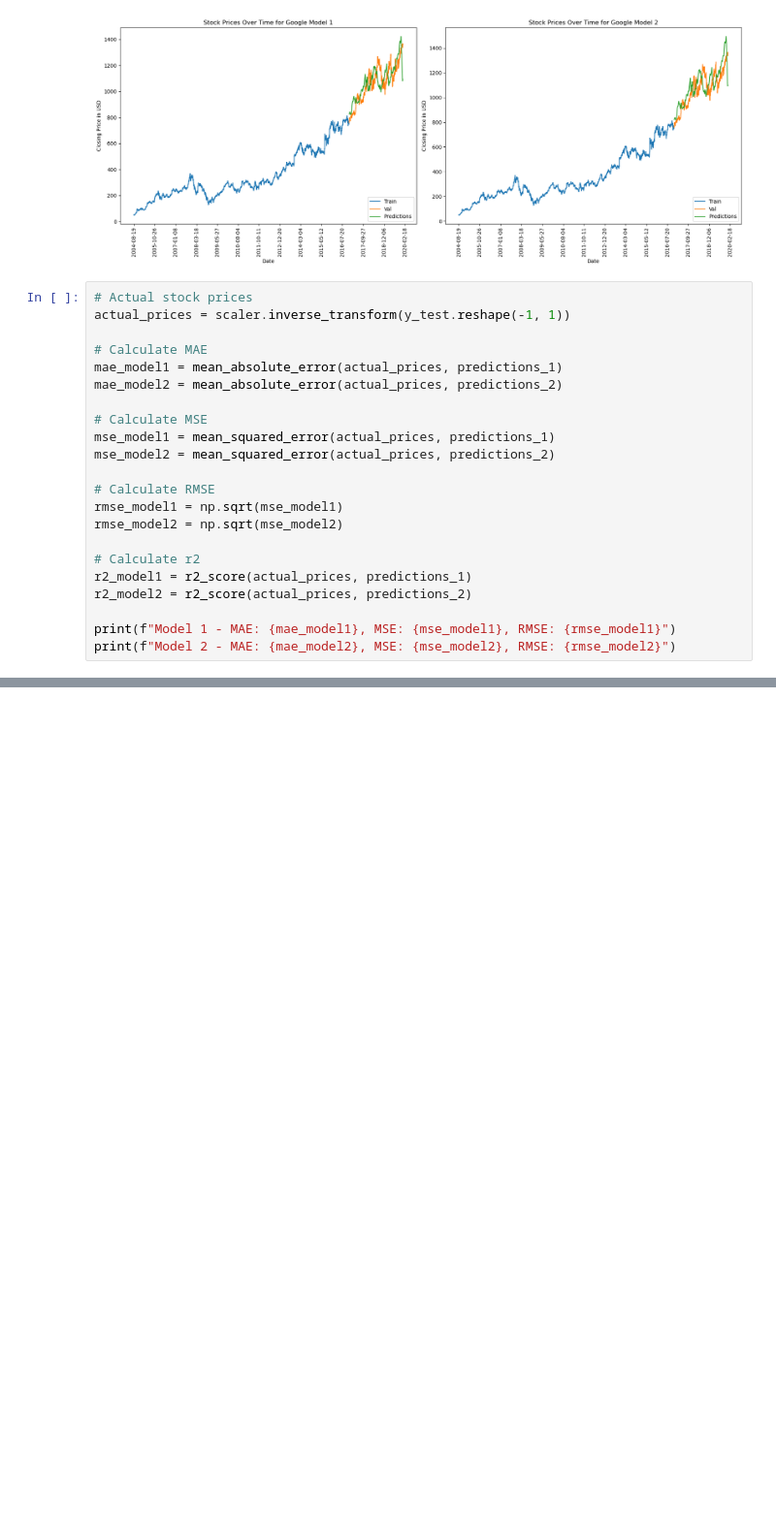
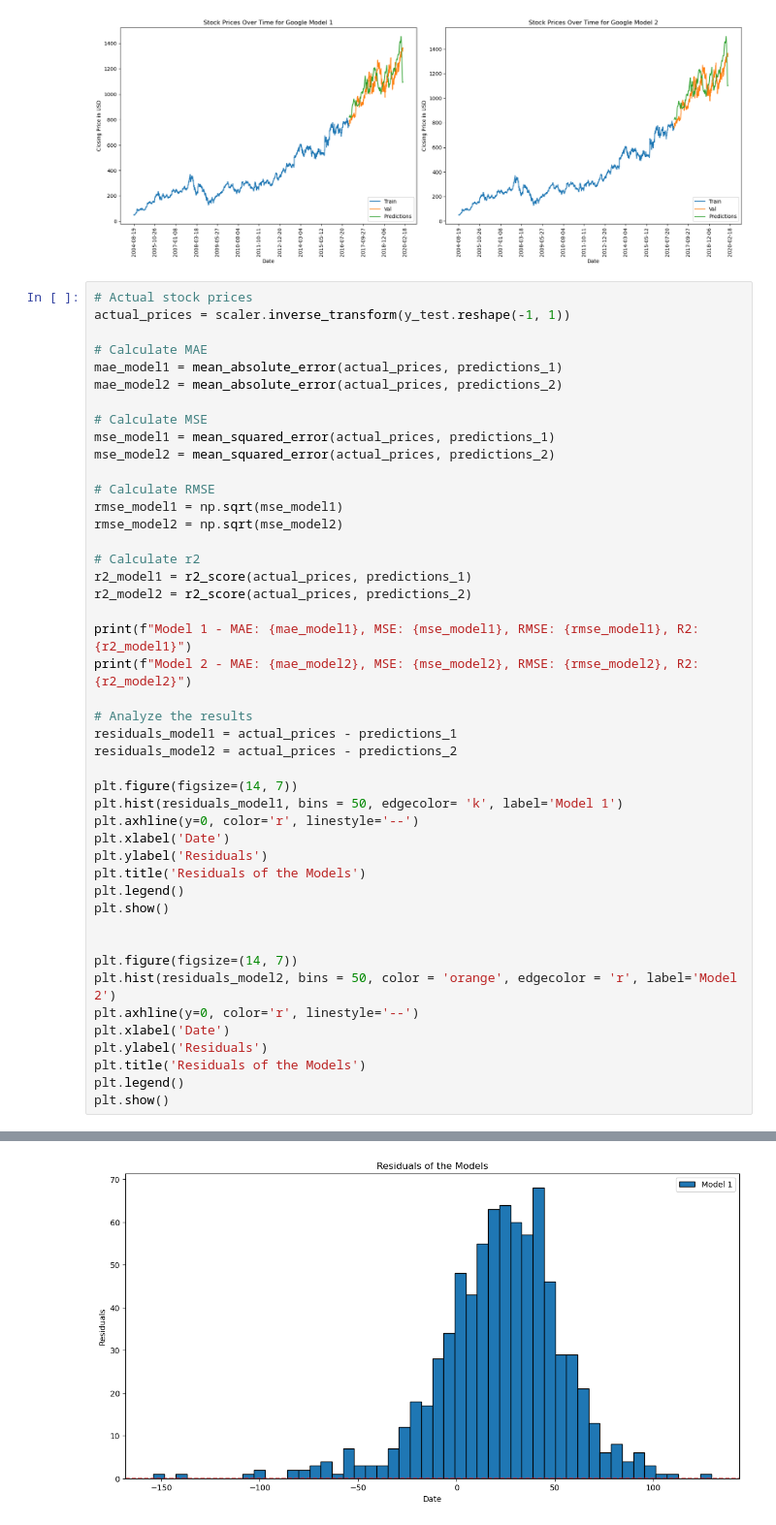
Before and after one commit to aeblik/stock_prediction, a Jupyter notebook: stock-market_predicition_V2.ipynb, the cells around one changed output, grey strips where cells are left out. Shown: that part at 97% size. Drawn from its saved outputs; the diff is of its cells as text; blank space fills up the shorter version.

```diff
--- a/stock-market_predicition_V2.ipynb
+++ b/stock-market_predicition_V2.ipynb
@@ -318,6 +318,29 @@ rmse_model2 = np.sqrt(mse_model2)
 r2_model1 = r2_score(actual_prices, predictions_1)
 r2_model2 = r2_score(actual_prices, predictions_2)
 
-print(f"Model 1 - MAE: {mae_model1}, MSE: {mse_model1}, RMSE: {rmse_model1}")
-print(f"Model 2 - MAE: {mae_model2}, MSE: {mse_model2}, RMSE: {rmse_model2}")
+print(f"Model 1 - MAE: {mae_model1}, MSE: {mse_model1}, RMSE: {rmse_model1}, R2: {r2_model1}")
+print(f"Model 2 - MAE: {mae_model2}, MSE: {mse_model2}, RMSE: {rmse_model2}, R2: {r2_model2}")
+
+# Analyze the results
+residuals_model1 = actual_prices - predictions_1
+residuals_model2 = actual_prices - predictions_2
+
+plt.figure(figsize=(14, 7))
+plt.hist(residuals_model1, bins = 50, edgecolor= 'k', label='Model 1')
+plt.axhline(y=0, color='r', linestyle='--')
+plt.xlabel('Date')
+plt.ylabel('Residuals')
+plt.title('Residuals of the Models')
+plt.legend()
+plt.show()
+
+
+plt.figure(figsize=(14, 7))
+plt.hist(residuals_model2, bins = 50, color = 'orange', edgecolor = 'r', label='Model 2')
+plt.axhline(y=0, color='r', linestyle='--')
+plt.xlabel('Date')
+plt.ylabel('Residuals')
+plt.title('Residuals of the Models')
+plt.legend()
+plt.show()
 # %% [output]
@@ -324,0 +349 @@ NameError: name 'predictions1' is not defined
+[figure, added]
```
Also changed, not shown: parts of 9 cells of this notebook.
